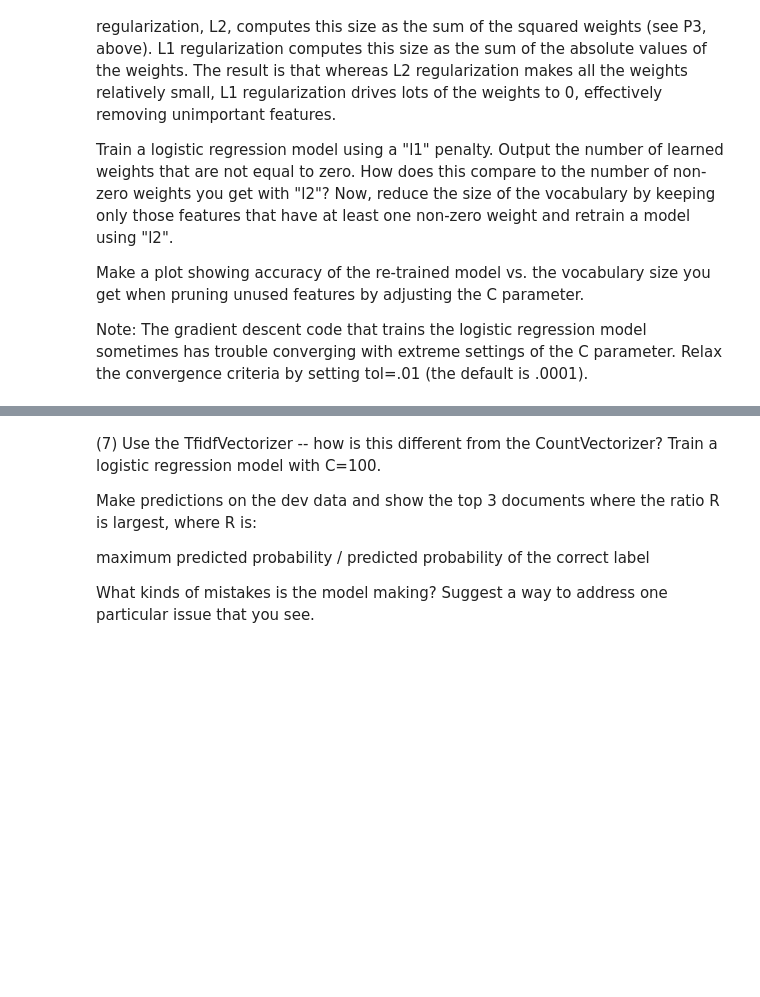
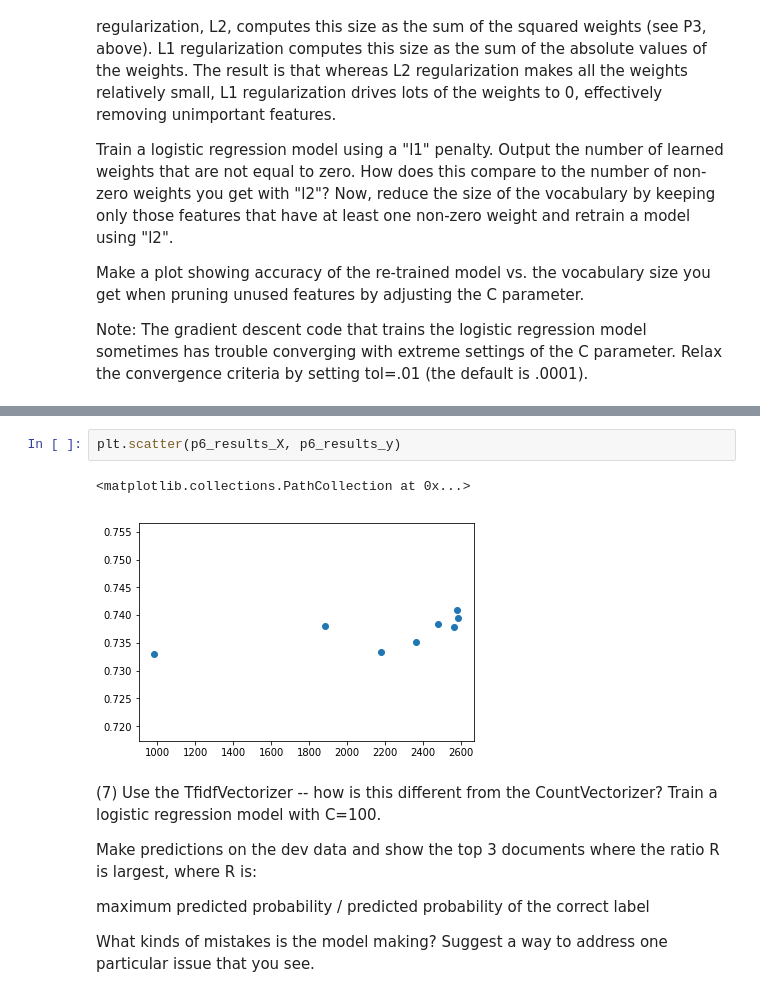
Before and after one commit to kevinhanna/W207_Projects, a Jupyter notebook: Kevin_Hanna_p2.ipynb, the cells around one changed output, grey strips where cells are left out. Cells and saved outputs as stored; diff of their text form; blank space fills up the shorter version.

```diff
--- a/Kevin_Hanna_p2.ipynb
+++ b/Kevin_Hanna_p2.ipynb
@@ -729,3 +745,8 @@ ax.plot(p6_results_X, p6_results_y);
+# %%
+plt.scatter(p6_results_X, p6_results_y)
+# %% [output]
+<matplotlib.collections.PathCollection at 0x...>
+[figure, added]
 # %% [markdown]
 (7) Use the TfidfVectorizer -- how is this different from the CountVectorizer? Train a logistic regression model with C=100.
 
```
Also changed, not shown: parts of 12 cells of this notebook.
